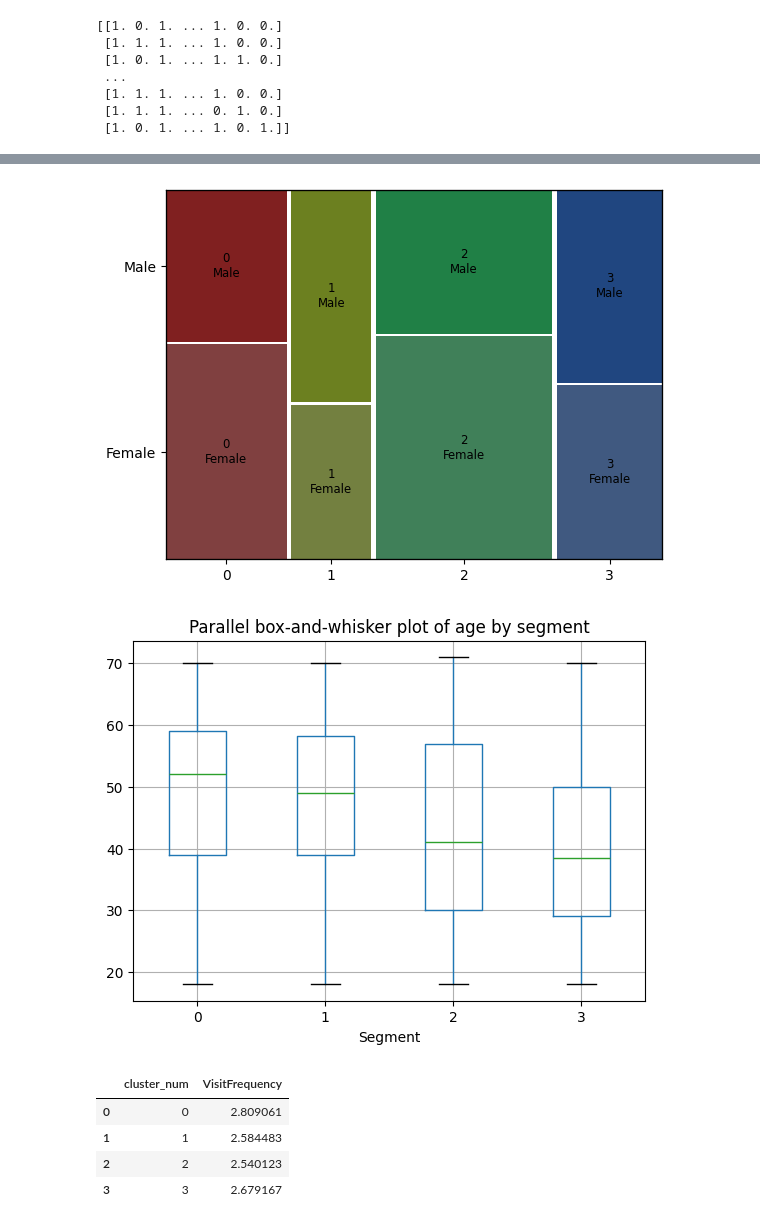
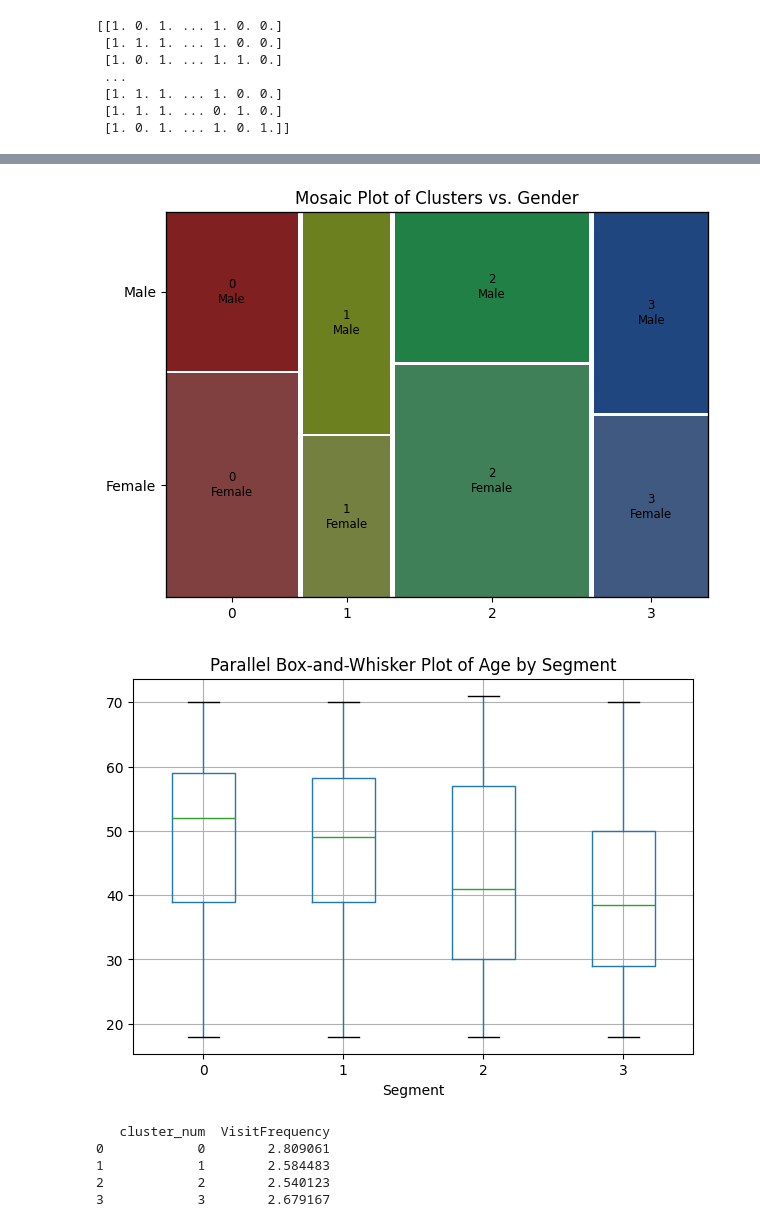
Before and after one commit to sree-hari-s/CaseStudy-Fast-Food, a Jupyter notebook: Case_Study_Fast_Food.ipynb, the cells around one changed output, grey strips where cells are left out. Saved outputs shown, nothing was run; the diff lists cells and outputs as text; code cells hidden in the pictures.

```diff
--- a/Case_Study_Fast_Food.ipynb
+++ b/Case_Study_Fast_Food.ipynb
@@ -11,4 +7,11 @@ import pandas as pd
 # %%
-data = pd.read_csv('https://homepage.boku.ac.at/leisch/MSA/datasets/mcdonalds.csv')
-data.columns.values.tolist()
+url = 'https://homepage.boku.ac.at/leisch/MSA/datasets/mcdonalds.csv'
+
+# Load the CSV file into a DataFrame
+data = pd.read_csv(url)
+
+# Get the column names as a list
+column_names = data.columns.tolist()
+
+# Create a copy of the DataFrame
 data1 = data.copy()
@@ -154,10 +132,10 @@ nrep = 10
 
 num_segments = range(1, 9)
 within_cluster_distances = []
-MD_km28 = {}
+MD_km = {}
 
 for k in num_segments:
     kmeans = KMeans(n_clusters=k, n_init=nrep, random_state=1234)
     kmeans.fit(MD)
-    within_cluster_distances.append((kmeans.inertia_))
-    MD_km28[str(k)] = kmeans
+    within_cluster_distances.append(kmeans.inertia_)
+    MD_km[str(k)] = kmeans
@@ -599,34 +558,39 @@ KeyError: "['1', '2', '3', '4'] not in index"
 # %%
 from statsmodels.graphics.mosaicplot import mosaic
 
-MD_k4=MD_km28['4']
+MD_k4 = MD_km['4']  # Assuming MD_km is the correct variable name
 k4 = MD_k4.labels_
 
 ct = pd.crosstab(k4, data['Gender'])
-ct
-mosaic(ct.stack(),gap=0.01)
+mosaic(ct.stack(), gap=0.01)
 
+plt.title("Mosaic Plot of Clusters vs. Gender")
 plt.show()
 # %% [output]
-[figure, old version]
+[figure, new version]
 # %%
 df = pd.DataFrame({'Segment': k4, 'Age': data['Age']})
 
 df.boxplot(by='Segment', column='Age')
-plt.title('Parallel box-and-whisker plot of age by segment')
+plt.title('Parallel Box-and-Whisker Plot of Age by Segment')
 plt.suptitle('')
 plt.show()
 # %% [output]
-[figure, old version]
+[figure, new version]
 # %%
+# Apply label encoding to 'VisitFrequency'
 data1['VisitFrequency'] = LabelEncoder().fit_transform(data1['VisitFrequency'])
+
+# Calculate the mean 'VisitFrequency' for each cluster
 visit = data1.groupby('cluster_num')['VisitFrequency'].mean()
-visit = visit.to_frame().reset_index()
-visit
+visit = visit.reset_index()
+
+# Print the result
+print(visit)
 # %% [output]
-|  | cluster_num | VisitFrequency |
-| 0 | 0 | 2.809061 |
-| 1 | 1 | 2.584483 |
-| 2 | 2 | 2.540123 |
-| 3 | 3 | 2.679167 |
+   cluster_num  VisitFrequency
+0            0        2.809061
+1            1        2.584483
+2            2        2.540123
+3            3        2.679167
 # %%
```
Also changed, not shown: parts of 43 cells of this notebook, 1 other file.
